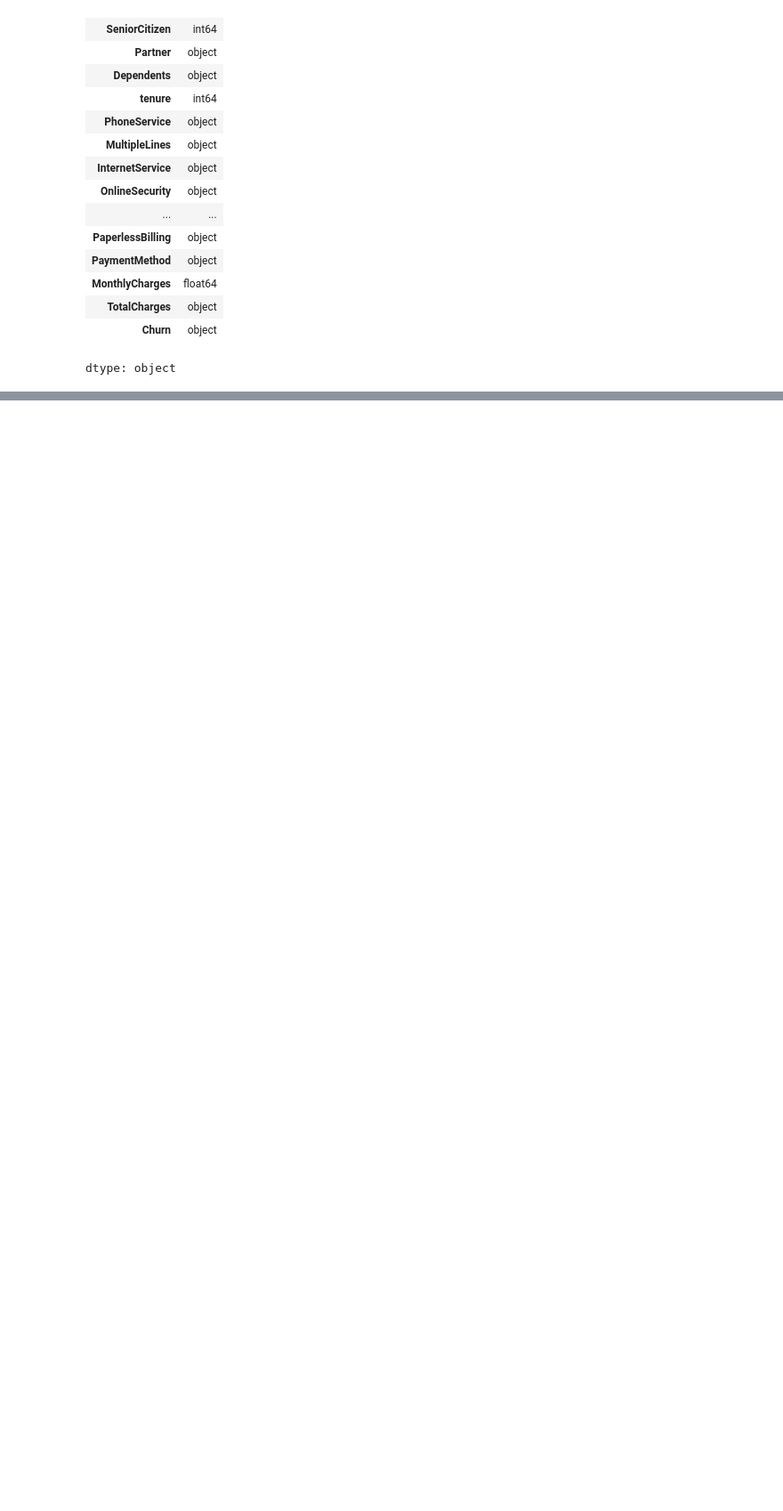
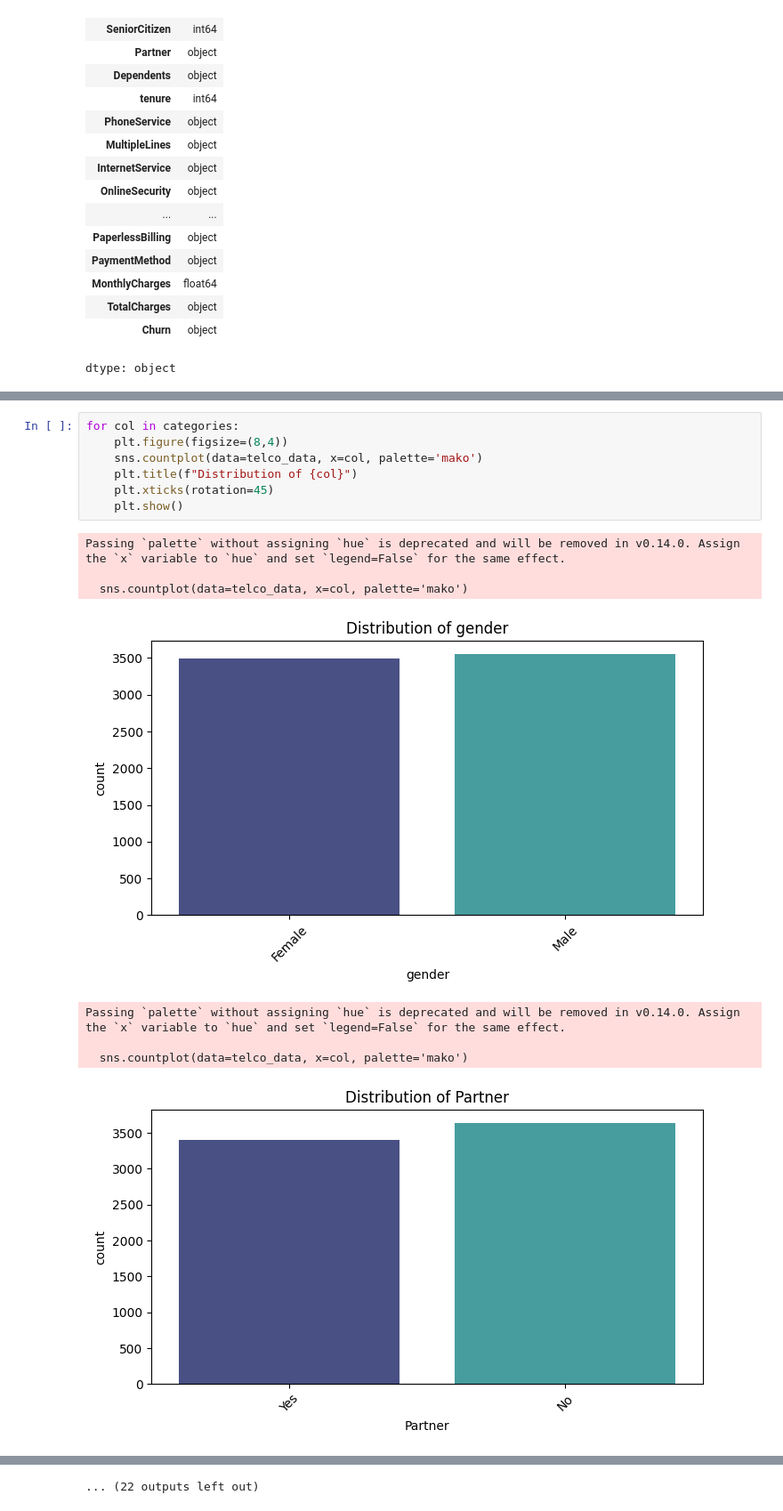
Before and after one commit to Daham-abeyratne/Customer_Churn_Prediction, a Jupyter notebook: costomer_churn_prediciton.ipynb, the cells around one changed output, grey strips where cells are left out. Shown: that part at 89% size. Cells and saved outputs as stored; diff of their text form; blank space fills up the shorter version.

```diff
--- a/costomer_churn_prediciton.ipynb
+++ b/costomer_churn_prediciton.ipynb
@@ -119,0 +267,16 @@ Text(0.5, 1.0, 'Churn Count')
+# %%
+for col in categories:
+    plt.figure(figsize=(8,4))
+    sns.countplot(data=telco_data, x=col, palette='mako')
+    plt.title(f"Distribution of {col}")
+    plt.xticks(rotation=45)
+    plt.show()
+# %% [output]
+Passing `palette` without assigning `hue` is deprecated and will be removed in v0.14.0. Assign the `x` variable to `hue` and set `legend=False` for the same effect.
+
+  sns.countplot(data=telco_data, x=col, palette='mako')
+[figure, added]
+Passing `palette` without assigning `hue` is deprecated and will be removed in v0.14.0. Assign the `x` variable to `hue` and set `legend=False` for the same effect.
+
+  sns.countplot(data=telco_data, x=col, palette='mako')
+[figure, added]
@@ -119,0 +299 @@ Text(0.5, 1.0, 'Churn Count')
+... (22 outputs left out)
```
Also changed, not shown: parts of 30 cells of this notebook.
